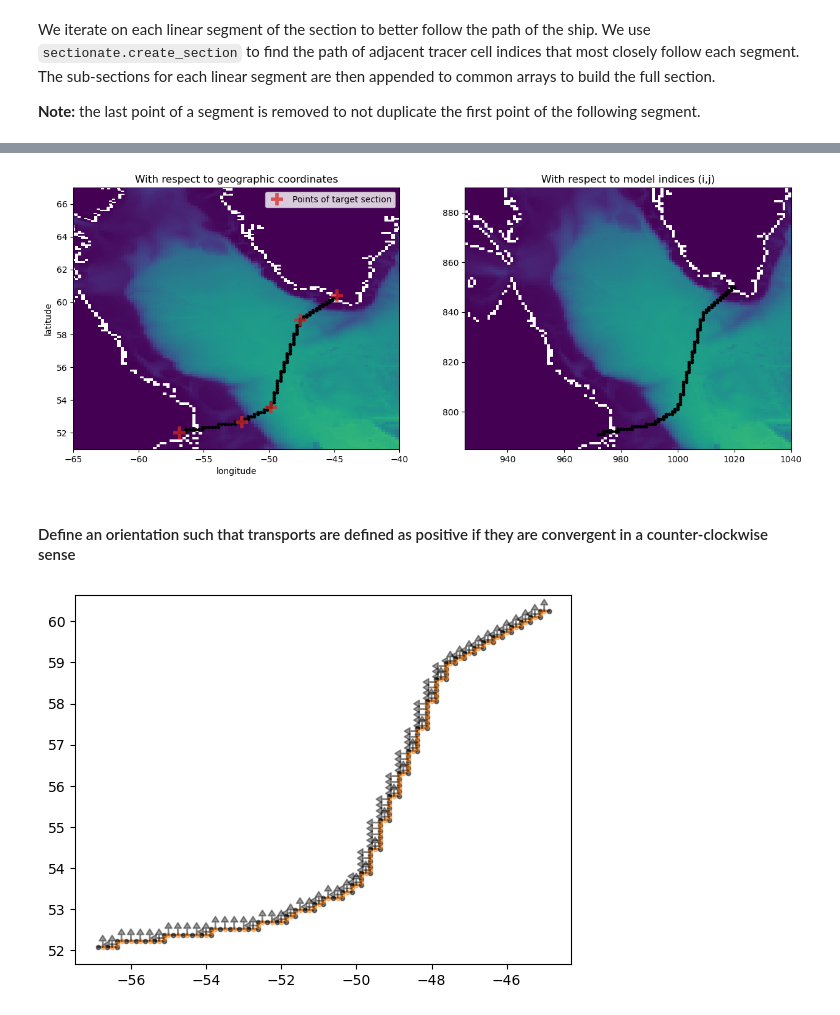
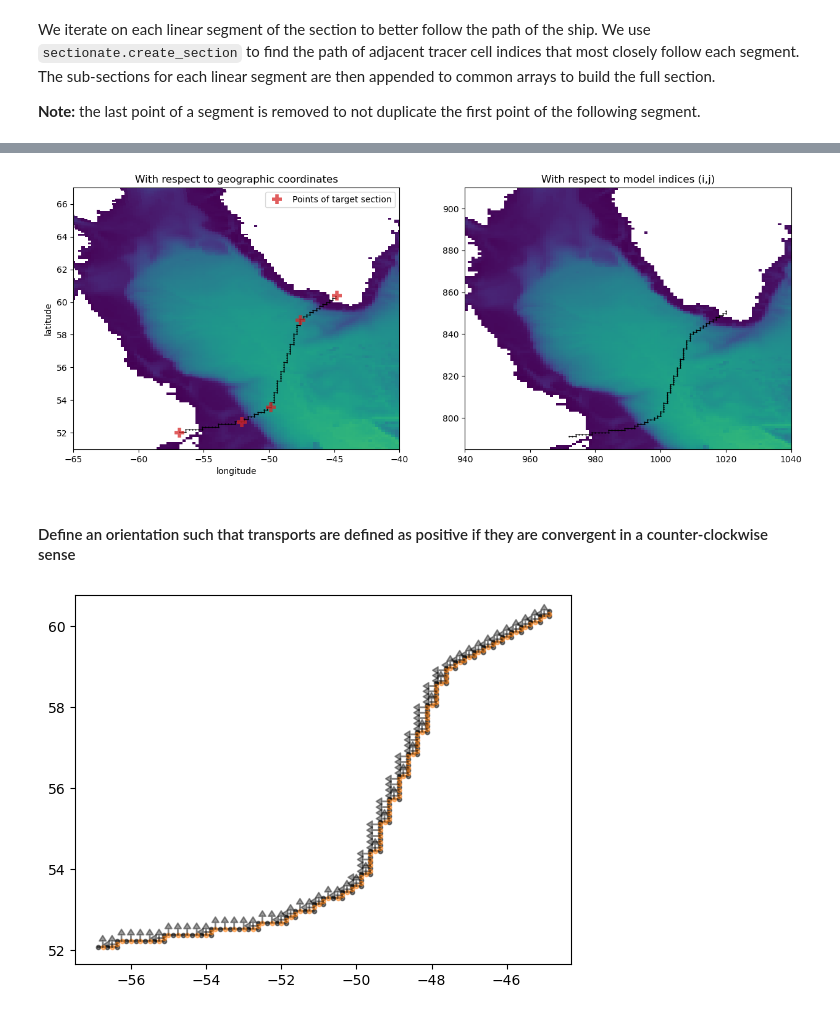
Before and after one commit to MOM6-community/sectionate, a Jupyter notebook: examples/1_creating_an_OSNAP_section.ipynb, the cells around one changed output, grey strips where cells are left out. Cells and saved outputs as stored; diff of their text form; code cells hidden in the pictures.

```diff
--- a/examples/1_creating_an_OSNAP_section.ipynb
+++ b/examples/1_creating_an_OSNAP_section.ipynb
@@ -140,0 +105,2 @@ for k in range(len(West_section_lats)-1):
+# %%
+iwest,jwest,xwest,ywest = sectionate.create_section_composite(grid['geolon_c'], grid['geolat_c'], West_section_lons, West_section_lats)
@@ -141,20 +121,20 @@ for k in range(len(West_section_lats)-1):
 # %%
 plt.figure(figsize=[15,5.5])
 plt.subplot(1,2,1)
-plt.pcolormesh(grid['geolon_c'], grid['geolat_c'], grid['deptho'])
-plt.plot(xwest, ywest, 'k.-')
-plt.plot(West_section_lons, West_section_lats, "C3+", markersize=15., mew=4., alpha=0.75, label="Points of target section")
+plt.pcolormesh(grid['geolon_c'], grid['geolat_c'], grid['deptho'].where(grid['deptho']!=0))
+plt.plot(xwest, ywest, 'k.-', markersize=1.5, lw=0.75)
+plt.plot(West_section_lons, West_section_lats, "C3+", markersize=12., mew=4., alpha=0.75, label="Points of target section")
 plt.axis([-65,-40, 51, 67])
 plt.xlabel("longitude")
 plt.ylabel("latitude")
 plt.title("With respect to geographic coordinates")
 plt.legend(loc="upper right")
 
 plt.subplot(1,2,2)
-plt.pcolormesh(grid['deptho'].values)
-plt.plot(iwest, jwest, 'k.')
-plt.axis([925, 1040, 785, 890])
+plt.pcolormesh(grid['deptho'].where(grid['deptho']!=0).values)
+plt.plot(iwest, jwest, 'k.-', markersize=1.5, lw=0.75)
+plt.axis([940, 1040, 785, 910])
 plt.title("With respect to model indices (i,j)")
 plt.show()
 # %% [output]
-[figure, old version]
+[figure, new version]
@@ -173,7 +149,7 @@ lons, lats = sectionate.transports_C.MOM6_UVcoords_from_points_uv(
 # %%
 plt.plot(xwest, ywest, "ko-", alpha=0.5, markersize=3, label="tracer cell corners (vorticity grid)")
 plt.plot(lons, lats, "C1o", alpha=0.5, lw=1, markersize=3, label="velocity cells (faces normal to section)")
-for (p, (var, lon, lat, nward, eward)) in enumerate(zip(uvpoints['var'], lons, lats, uvpoints['nward'], uvpoints['eward'])):
+for (p, (var, lon, lat, nward, eward)) in enumerate(zip(uvindices['var'], lons, lats, uvindices['nward'], uvindices['eward'])):
     if var=="V":
         efact = 0.
         nfact = -1 if not(eward) else 1
@@ -187,4 +163,4 @@ for (p, (var, lon, lat, nward, eward)) in enumerate(zip(uvpoints['var'], lons, l
             horizontalalignment='center', verticalalignment='center',
             )
 # %% [output]
-[figure, old version]
+[figure, new version]
```
Also changed, not shown: parts of 14 cells of this notebook, 2 other files.
